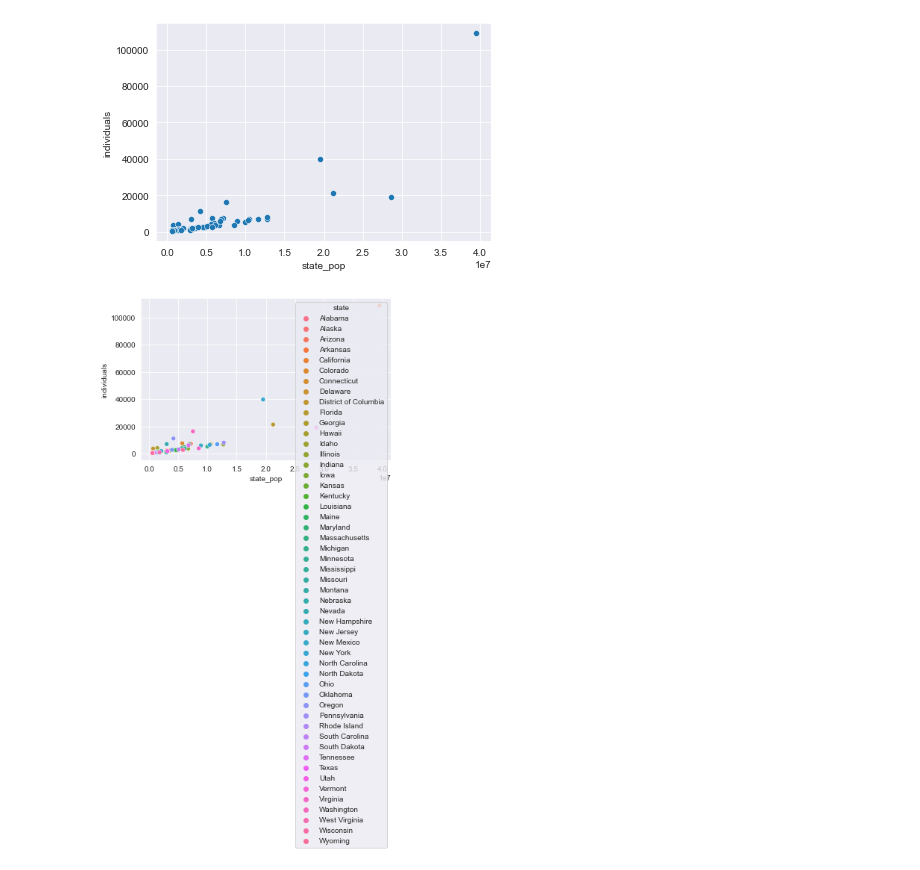
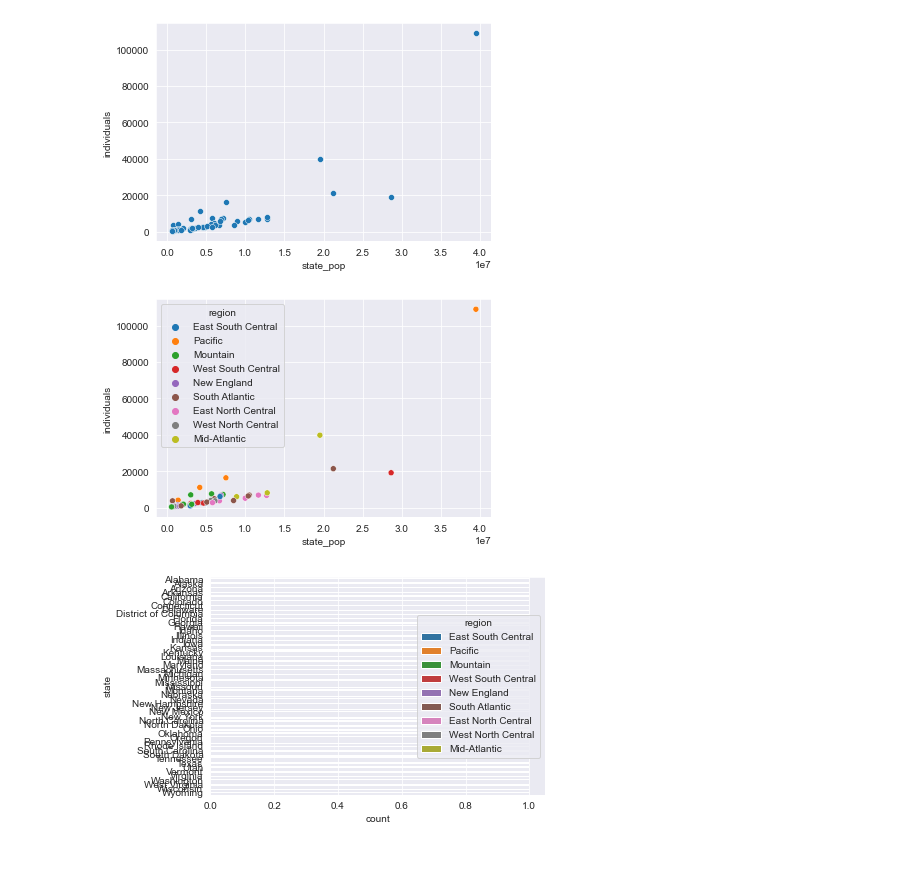
Before and after one commit to ideaguy3d/data-engineering-practice, a Jupyter notebook: datacamp/matplotlib_seaborn_visualizations/seaborn_intro.ipynb, the cells around one changed output. Saved outputs shown, nothing was run; the diff lists cells and outputs as text; code cells hidden in the pictures.

```diff
--- a/datacamp/matplotlib_seaborn_visualizations/seaborn_intro.ipynb
+++ b/datacamp/matplotlib_seaborn_visualizations/seaborn_intro.ipynb
@@ -41,8 +131,13 @@ plt.show()
 # %%
 sns.scatterplot(y='individuals',x='state_pop',
                 # hue_order=['California','Alaska'],
-                # palette={'field_value':'color'}
-                hue='state',data=df_homeless)
+                # palette={'field_name':'color'}
+                hue='region',data=df_homeless)
 plt.show()
 # %% [output]
-[figure, old version]
+[figure, new version]
+# %%
+sns.countplot(y='state',data=df_homeless,hue='region')
+plt.show()
+# %% [output]
+[figure, added]
```
Also changed, not shown: parts of 8 cells of this notebook, 1 other file.
